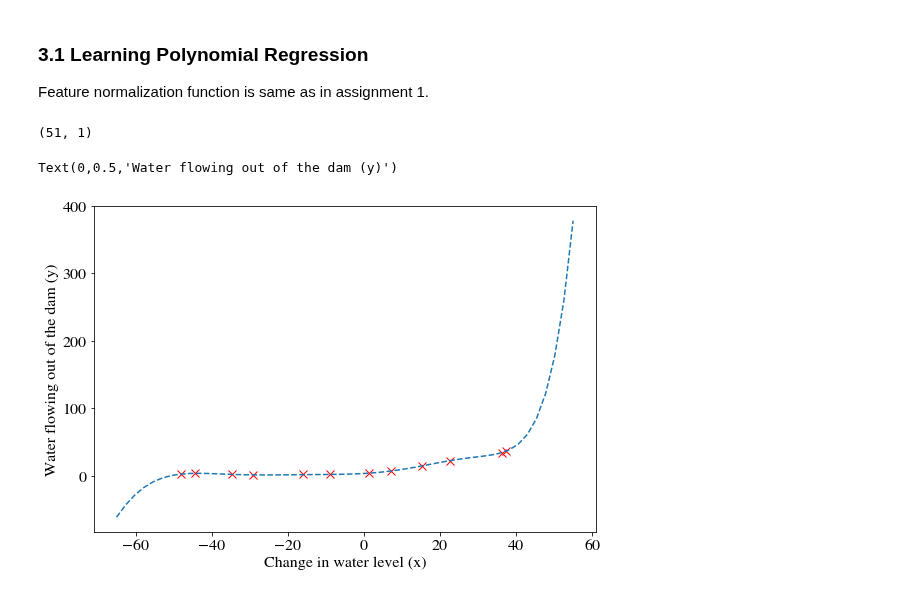
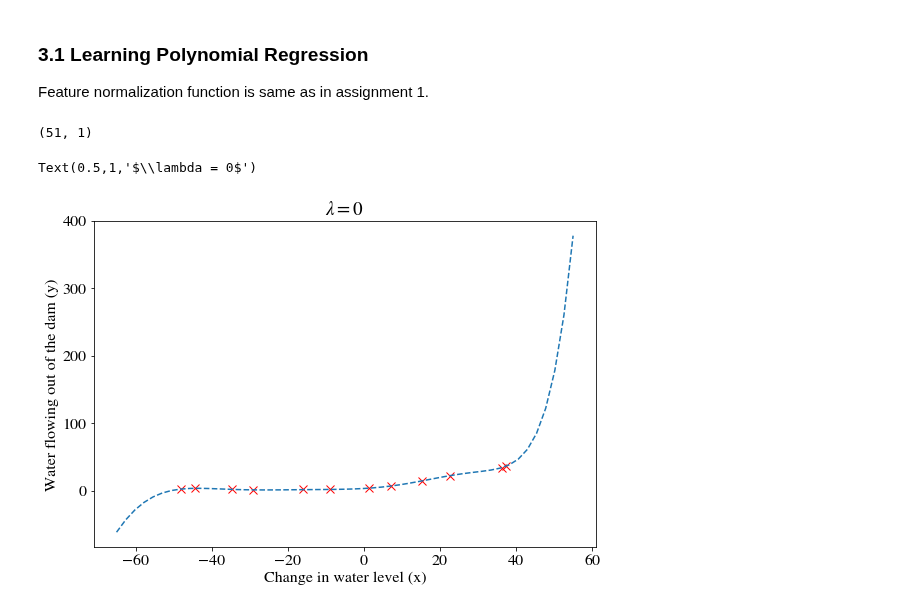
Before and after one commit to oeyh/NN, a Jupyter notebook: assignment5 Bias vs Variance/Assignment 5.ipynb, the cells around one changed output. Cells and saved outputs as stored; diff of their text form; code cells hidden in the pictures.

```diff
--- a/assignment5 Bias vs Variance/Assignment 5.ipynb
+++ b/assignment5 Bias vs Variance/Assignment 5.ipynb
@@ -284,25 +291,33 @@ theta = result.x
 # %%
+# Learning polynomial regression
+lmd = 0
+init_theta = np.zeros(p+1)
+
+result = minimize(linearRegCostFunction, init_theta, args=(X_poly_wb, y, lmd), method='TNC', jac=True, options={'disp': True, 'maxiter':200})
+theta = result.x
+
 # visualizing result
 
 # predicted y
 Xp = np.linspace(-65, 55, 51)[:, np.newaxis]
 print(Xp.shape)
 mp = Xp.shape[0]
 Xp_poly = polyFeatures(Xp, p)
 Xp_poly = (Xp_poly - mu) / sigma # need to use mu, sigma of the training sample to normalize this set
 Xp_poly_wb = np.concatenate((np.ones((mp, 1)), Xp_poly), axis=1)
 
 yp = Xp_poly_wb@theta[:, np.newaxis]
 
 # plot
 fig, ax = plt.subplots(figsize=(9,6))
 
 ax.plot(X, y, 'rx', markersize=8)
 ax.plot(Xp, yp, '--', markersize=10)
 # ax.plot(X, X_poly_wb@theta[:, np.newaxis], 'go', markersize=8)
 ax.set_xlabel('Change in water level (x)')
 ax.set_ylabel('Water flowing out of the dam (y)')
+ax.set_title('$\lambda = 0$')
 # %% [output]
 (51, 1)
-Text(0,0.5,'Water flowing out of the dam (y)')
+Text(0.5,1,'$\\lambda = 0$')
-[figure, old version]
+[figure, new version]
```
Also changed, not shown: parts of 19 cells of this notebook.
